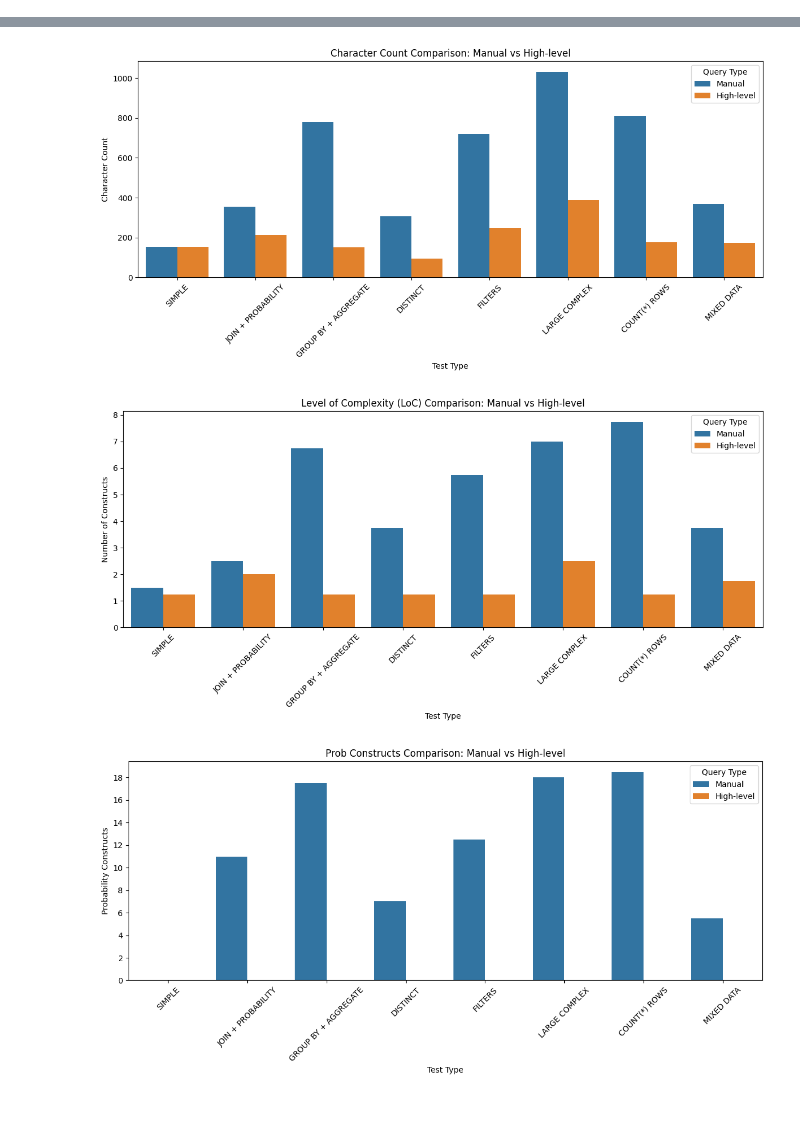
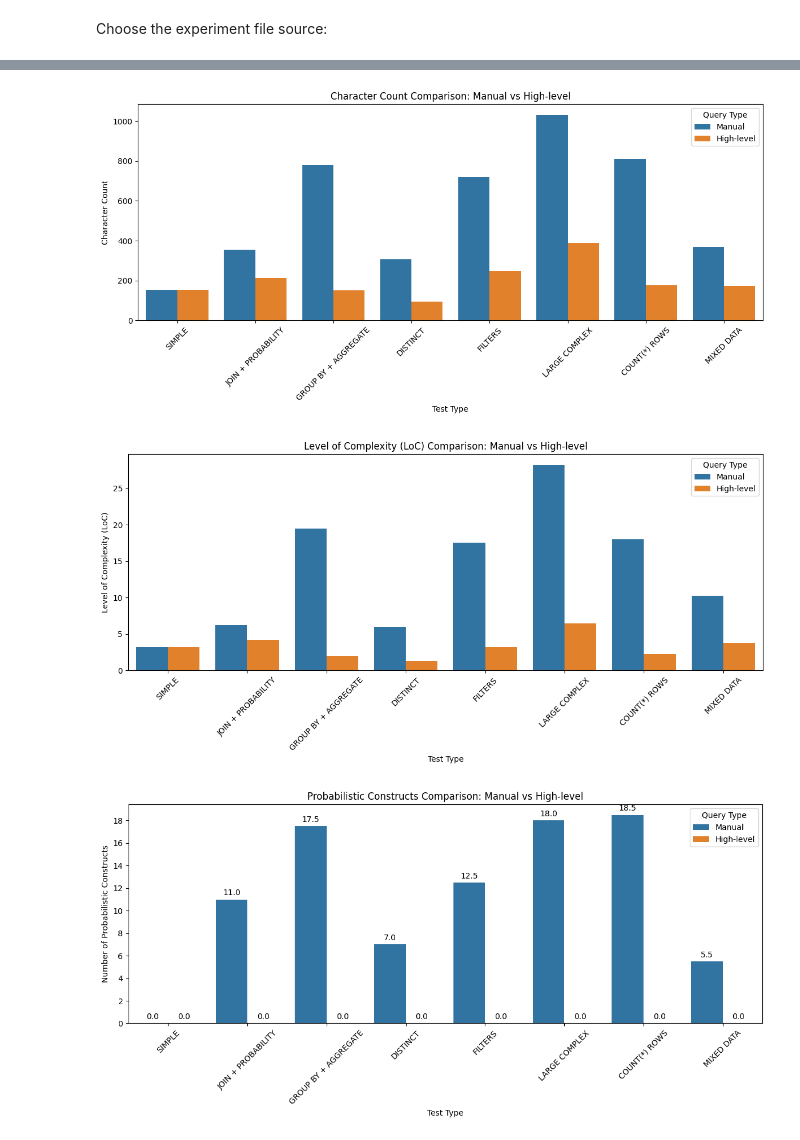
Before and after one commit to DemirevMartin/DuoSQL, a Jupyter notebook: experiment_results/experiment_visualizer.ipynb, the cells around one changed output, grey strips where cells are left out. Saved outputs shown, nothing was run; the diff lists cells and outputs as text; code cells hidden in the pictures; blank space fills up the shorter version.

Commit message:
Update count complexity in runner. Add diagram file generation in visualizer
Also add the diagrams for Test 1

```diff
--- a/experiment_results/experiment_visualizer.ipynb
+++ b/experiment_results/experiment_visualizer.ipynb
@@ -5,9 +6,13 @@ import seaborn as sns
+# %% [markdown]
+Choose the experiment file source:
+# %%
+experiment = "manual_vs_high-level.xlsx"
+df = pd.read_excel(experiment)
 # %%
-df = pd.read_excel("manual_vs_high-level.xlsx")
 df.columns = [col.strip() for col in df.columns]
 df["Test Type"] = df["Test Type"].ffill()
 
-# Get the 2 types of queries - high-level, manual, or auto
+# Get the 2 out of the 3 types of queries - high-level, manual, or auto
 # NOTE: the *odd* query types have *even* indexes, and the *even* query types have *odd* indexes!
 odd_query = df["Test Query"][0].lower()
 even_query = df["Test Query"][1].lower()
@@ -18,6 +23,11 @@ df["Query Type"] = [
     for i in range(len(df))
 ]
 
+
+# Save the diagrams in a folder. Create the directory if it doesn't exist
+os.makedirs(f"{odd_query_type}_vs_{even_query_type}_diagrams", exist_ok=True)
+
+
 # Plot 1: CL comparison
 plt.figure(figsize=(12, 6))
 sns.barplot(data=df, x="Test Type", y="Code Lines (CL)", hue="Query Type", errorbar=None)
@@ -26,7 +36,9 @@ plt.ylabel("Code Lines (CL)")
 plt.xticks(rotation=45)
 plt.legend(title="Query Type")
 plt.tight_layout()
+plt.savefig(f"{odd_query_type}_vs_{even_query_type}_diagrams/cl_comparison.png", bbox_inches='tight')
 plt.show()
+plt.close()
 
 # Plot 2: Character Count Comparison
 plt.figure(figsize=(12, 6))
@@ -34,38 +46,52 @@ sns.barplot(data=df, x="Test Type", y="Characters", hue="Query Type", errorbar=N
 plt.title(f"Character Count Comparison: {odd_query_type} vs {even_query_type}")
 plt.ylabel("Character Count")
 plt.xticks(rotation=45)
 plt.legend(title="Query Type")
 plt.tight_layout()
+ax = plt.gca()
+plt.savefig(f"{odd_query_type}_vs_{even_query_type}_diagrams/character_count_comparison.png")
 plt.show()
+plt.close()
+
 
 # Plot 3: Level of Complexity (LoC) Comparison
 plt.figure(figsize=(12, 6))
 sns.barplot(data=df, x="Test Type", y="Level of Complexity (LoC)", hue="Query Type", errorbar=None)
 plt.title(f"Level of Complexity (LoC) Comparison: {odd_query_type} vs {even_query_type}")
-plt.ylabel("Number of Constructs")
+plt.ylabel("Level of Complexity (LoC)")
 plt.xticks(rotation=45)
 plt.legend(title="Query Type")
 plt.tight_layout()
+plt.savefig(f"{odd_query_type}_vs_{even_query_type}_diagrams/loc_comparison.png")
 plt.show()
+plt.close()
+
 
 # Plot 4: Prob Constructs are obvious, but still plot for consistency
 plt.figure(figsize=(12, 6))
 ax = sns.barplot(data=df, x="Test Type", y="Probabilistic Constructs", hue="Query Type", errorbar=None)
-plt.title(f"Prob Constructs Comparison: {odd_query_type} vs {even_query_type}")
-plt.ylabel("Probability Constructs")
+plt.title(f"Probabilistic Constructs Comparison: {odd_query_type} vs {even_query_type}")
+plt.ylabel("Number of Probabilistic Constructs")
 plt.xticks(rotation=45)
 plt.legend(title="Query Type")
 plt.tight_layout()
 
 # Set y-axis labels to int safely
 ax.yaxis.set_major_locator(plt.MaxNLocator(integer=True))
 
+# Add value labels to the bars since there are some 0 values
+ax = plt.gca()
+for container in ax.containers:
+    ax.bar_label(container, fmt='%.1f', padding=3)
+
+plt.savefig(f"{odd_query_type}_vs_{even_query_type}_diagrams/probabilistic_constructs_comparison.png")
 plt.show()
+plt.close()
 # %% [output]
 [figure]
 [figure]
-[figure, old version]
+[figure, new version]
-[figure, old version]
+[figure, new version]
 # %%
 odd_rows = df[df["Query Type"] == odd_query_type].copy().reset_index(drop=True)
 even_rows = df[df["Query Type"] == even_query_type].copy().reset_index(drop=True)
```
Also changed, not shown: parts of 3 cells of this notebook, 8 other files.
